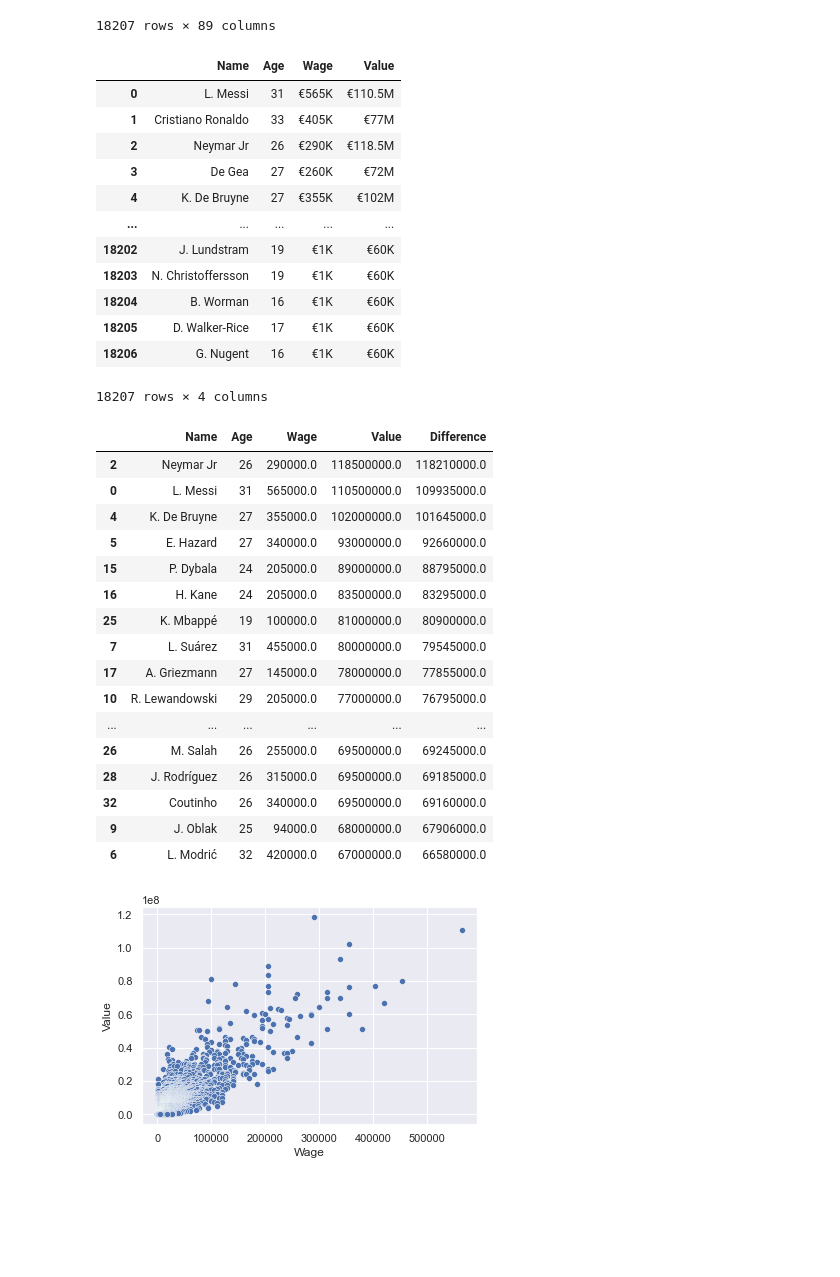
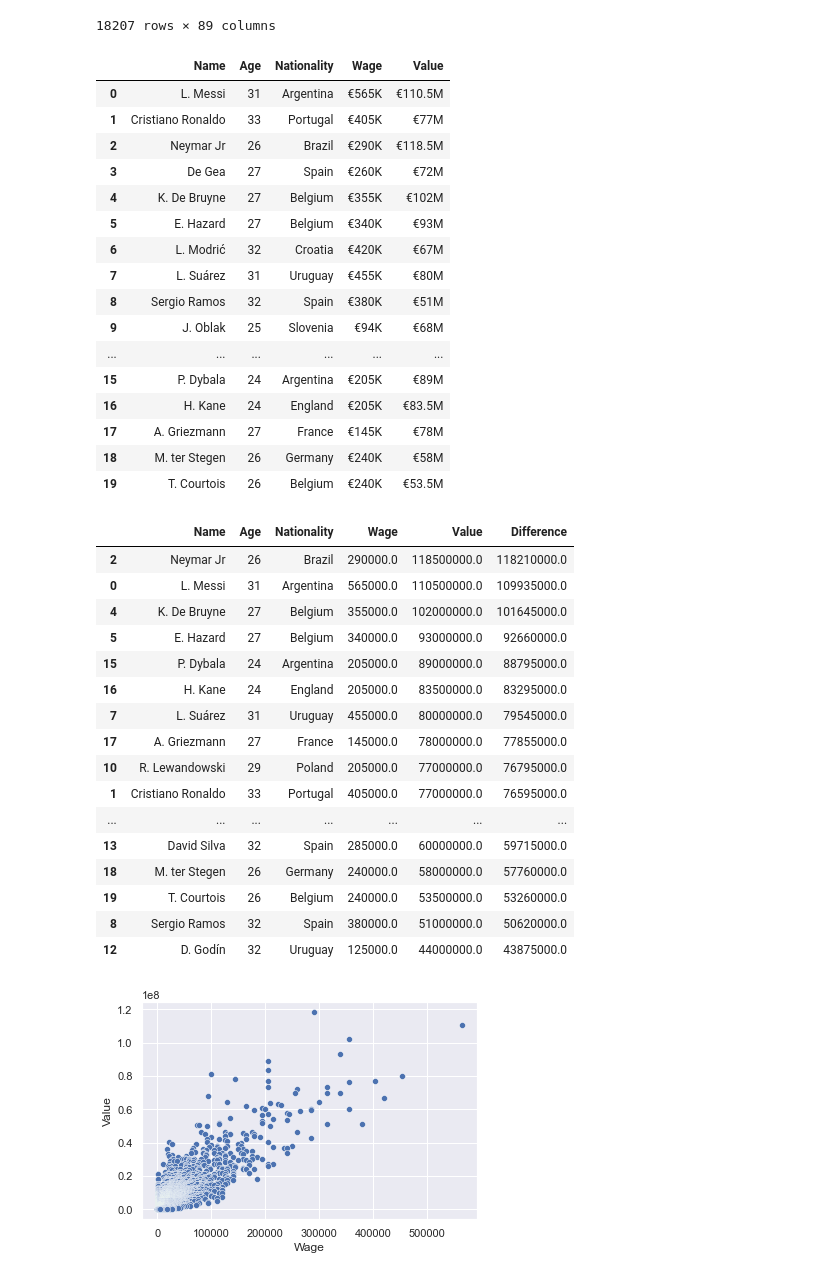
Before and after one commit to Meghan31/Fifa19-management, a Jupyter notebook: fifa19ML.ipynb, the cells around one changed output. Saved outputs shown, nothing was run; the diff lists cells and outputs as text; code cells hidden in the pictures; blank space fills up the shorter version.

```diff
--- a/fifa19ML.ipynb
+++ b/fifa19ML.ipynb
@@ -18,23 +22,31 @@ df
 | 18206 | 18206 | 246269 | G. Nugent | 16 | https://cdn.sofifa.org/players/4/... | England | https://cdn.sofifa.org/flags/14.png | 46 | 66 | Tranmere Rovers | ... |
 18207 rows × 89 columns
 # %%
-df1  = pd.DataFrame(df , columns=['Name','Age','Wage','Value'])
+#splitting the dataset and acquiring the data of the players
+
+df1  = pd.DataFrame(df , columns=['Name','Age','Nationality','Wage','Value']).head(20)
 df1
 # %% [output]
-|  | Name | Age | Wage | Value |
-| 0 | L. Messi | 31 | €565K | €110.5M |
-| 1 | Cristiano Ronaldo | 33 | €405K | €77M |
-| 2 | Neymar Jr | 26 | €290K | €118.5M |
-| 3 | De Gea | 27 | €260K | €72M |
-| 4 | K. De Bruyne | 27 | €355K | €102M |
-| ... | ... | ... | ... | ... |
-| 18202 | J. Lundstram | 19 | €1K | €60K |
-| 18203 | N. Christoffersson | 19 | €1K | €60K |
-| 18204 | B. Worman | 16 | €1K | €60K |
-| 18205 | D. Walker-Rice | 17 | €1K | €60K |
-| 18206 | G. Nugent | 16 | €1K | €60K |
+|  | Name | Age | Nationality | Wage | Value |
+| 0 | L. Messi | 31 | Argentina | €565K | €110.5M |
+| 1 | Cristiano Ronaldo | 33 | Portugal | €405K | €77M |
+| 2 | Neymar Jr | 26 | Brazil | €290K | €118.5M |
+| 3 | De Gea | 27 | Spain | €260K | €72M |
+| 4 | K. De Bruyne | 27 | Belgium | €355K | €102M |
+| 5 | E. Hazard | 27 | Belgium | €340K | €93M |
+| 6 | L. Modrić | 32 | Croatia | €420K | €67M |
+| 7 | L. Suárez | 31 | Uruguay | €455K | €80M |
+| 8 | Sergio Ramos | 32 | Spain | €380K | €51M |
+| 9 | J. Oblak | 25 | Slovenia | €94K | €68M |
+| ... | ... | ... | ... | ... | ... |
+| 15 | P. Dybala | 24 | Argentina | €205K | €89M |
+| 16 | H. Kane | 24 | England | €205K | €83.5M |
+| 17 | A. Griezmann | 27 | France | €145K | €78M |
+| 18 | M. ter Stegen | 26 | Germany | €240K | €58M |
+| 19 | T. Courtois | 26 | Belgium | €240K | €53.5M |
-18207 rows × 4 columns
 # %%
+
+
 def value_to_float(x):
     if type(x) == float or type(x) == int:
         return x
@@ -57,23 +69,23 @@ df1['Difference'] = df1['Value']-df1['Wage']
 df2 = df1.sort_values('Difference' , ascending=False)
 df2[df2['Age']<35].head(20)
 # %% [output]
-|  | Name | Age | Wage | Value | Difference |
-| 2 | Neymar Jr | 26 | 290000.0 | 118500000.0 | 118210000.0 |
-| 0 | L. Messi | 31 | 565000.0 | 110500000.0 | 109935000.0 |
-| 4 | K. De Bruyne | 27 | 355000.0 | 102000000.0 | 101645000.0 |
-| 5 | E. Hazard | 27 | 340000.0 | 93000000.0 | 92660000.0 |
-| 15 | P. Dybala | 24 | 205000.0 | 89000000.0 | 88795000.0 |
-| 16 | H. Kane | 24 | 205000.0 | 83500000.0 | 83295000.0 |
-| 25 | K. Mbappé | 19 | 100000.0 | 81000000.0 | 80900000.0 |
-| 7 | L. Suárez | 31 | 455000.0 | 80000000.0 | 79545000.0 |
-| 17 | A. Griezmann | 27 | 145000.0 | 78000000.0 | 77855000.0 |
-| 10 | R. Lewandowski | 29 | 205000.0 | 77000000.0 | 76795000.0 |
-| ... | ... | ... | ... | ... | ... |
-| 26 | M. Salah | 26 | 255000.0 | 69500000.0 | 69245000.0 |
-| 28 | J. Rodríguez | 26 | 315000.0 | 69500000.0 | 69185000.0 |
-| 32 | Coutinho | 26 | 340000.0 | 69500000.0 | 69160000.0 |
-| 9 | J. Oblak | 25 | 94000.0 | 68000000.0 | 67906000.0 |
-| 6 | L. Modrić | 32 | 420000.0 | 67000000.0 | 66580000.0 |
+|  | Name | Age | Nationality | Wage | Value | Difference |
+| 2 | Neymar Jr | 26 | Brazil | 290000.0 | 118500000.0 | 118210000.0 |
+| 0 | L. Messi | 31 | Argentina | 565000.0 | 110500000.0 | 109935000.0 |
+| 4 | K. De Bruyne | 27 | Belgium | 355000.0 | 102000000.0 | 101645000.0 |
+| 5 | E. Hazard | 27 | Belgium | 340000.0 | 93000000.0 | 92660000.0 |
+| 15 | P. Dybala | 24 | Argentina | 205000.0 | 89000000.0 | 88795000.0 |
+| 16 | H. Kane | 24 | England | 205000.0 | 83500000.0 | 83295000.0 |
+| 7 | L. Suárez | 31 | Uruguay | 455000.0 | 80000000.0 | 79545000.0 |
+| 17 | A. Griezmann | 27 | France | 145000.0 | 78000000.0 | 77855000.0 |
+| 10 | R. Lewandowski | 29 | Poland | 205000.0 | 77000000.0 | 76795000.0 |
+| 1 | Cristiano Ronaldo | 33 | Portugal | 405000.0 | 77000000.0 | 76595000.0 |
+| ... | ... | ... | ... | ... | ... | ... |
+| 13 | David Silva | 32 | Spain | 285000.0 | 60000000.0 | 59715000.0 |
+| 18 | M. ter Stegen | 26 | Germany | 240000.0 | 58000000.0 | 57760000.0 |
+| 19 | T. Courtois | 26 | Belgium | 240000.0 | 53500000.0 | 53260000.0 |
+| 8 | Sergio Ramos | 32 | Spain | 380000.0 | 51000000.0 | 50620000.0 |
+| 12 | D. Godín | 32 | Uruguay | 125000.0 | 44000000.0 | 43875000.0 |
 # %%
 import seaborn as sns
 sns.set()
```
Also changed, not shown: parts of 2 cells of this notebook.
